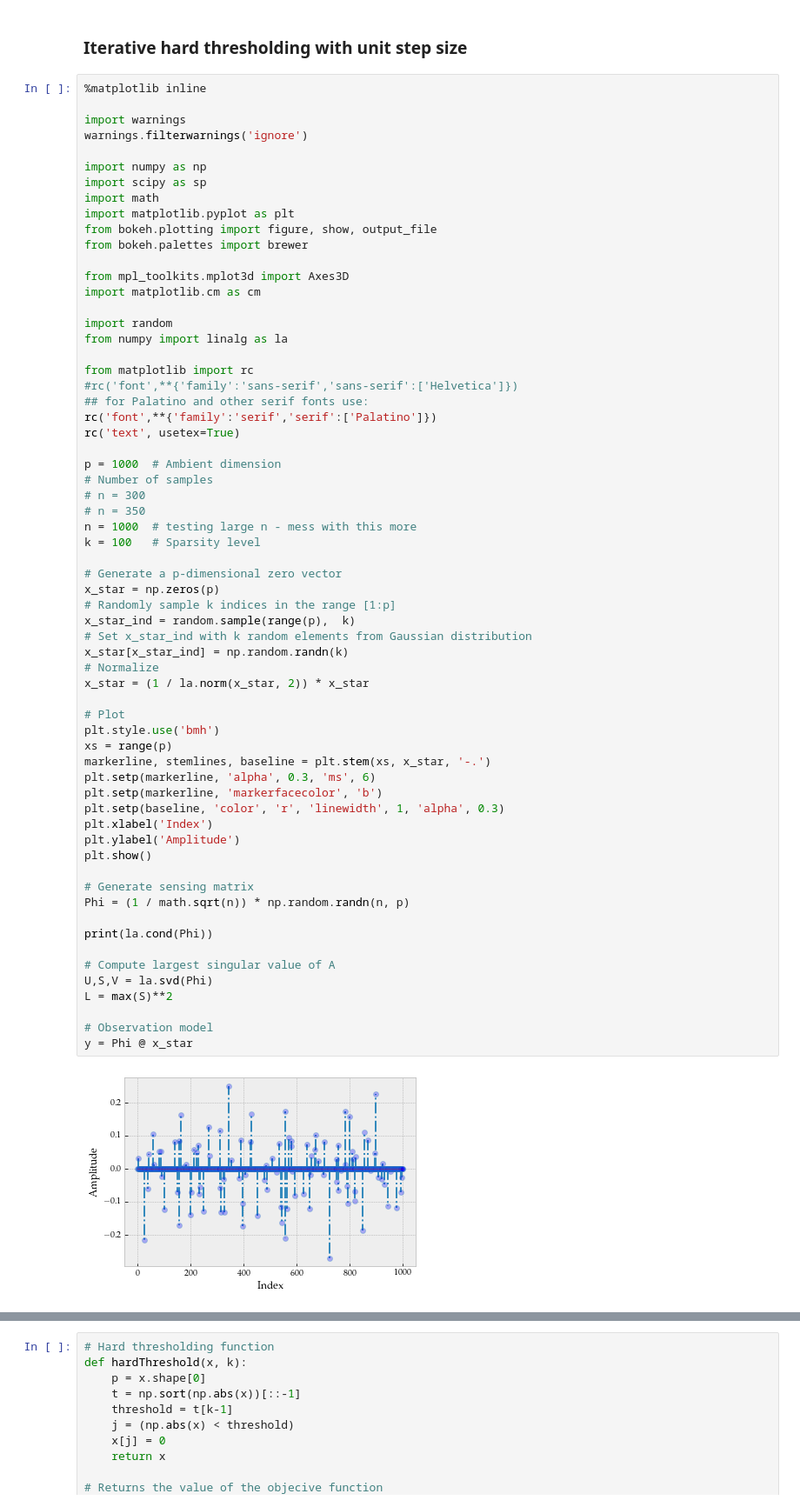
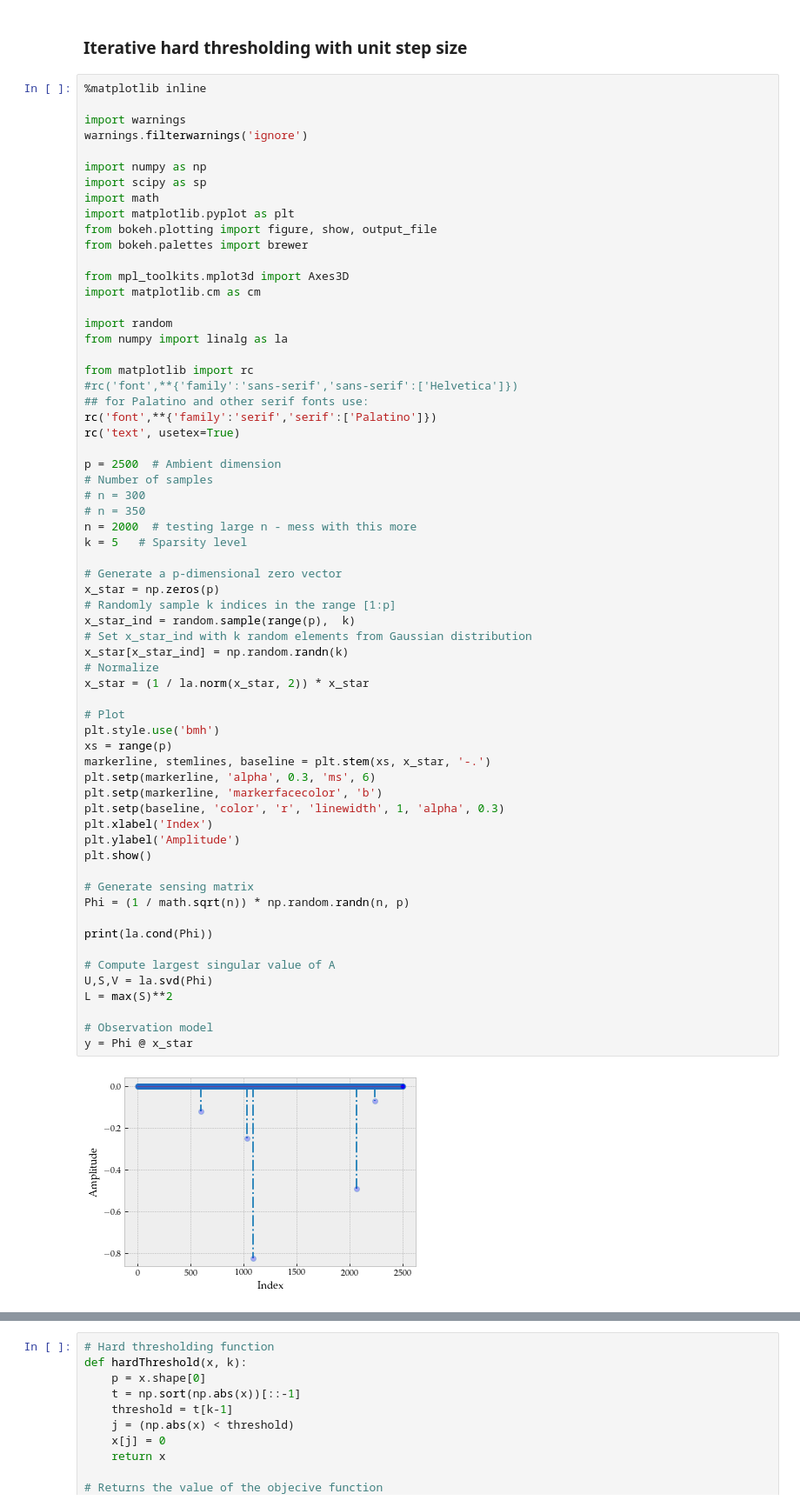
Before and after one commit to rithikjain1480/SparseHadamard, a Jupyter notebook: sparse_hadamard.ipynb, the cells around one changed output, grey strips where cells are left out. Shown at 87% size. Drawn from its saved outputs; the diff is of its cells as text.

```diff
--- a/sparse_hadamard.ipynb
+++ b/sparse_hadamard.ipynb
@@ -25,43 +25,43 @@ from matplotlib import rc
 rc('font',**{'family':'serif','serif':['Palatino']})
 rc('text', usetex=True)
 
-p = 1000  # Ambient dimension
+p = 2500  # Ambient dimension
 # Number of samples
 # n = 300
 # n = 350
-n = 1000  # testing large n - mess with this more
-k = 100   # Sparsity level
+n = 2000  # testing large n - mess with this more
+k = 5   # Sparsity level
 
 # Generate a p-dimensional zero vector
 x_star = np.zeros(p)
 # Randomly sample k indices in the range [1:p]
 x_star_ind = random.sample(range(p),  k)
 # Set x_star_ind with k random elements from Gaussian distribution
 x_star[x_star_ind] = np.random.randn(k)
 # Normalize
 x_star = (1 / la.norm(x_star, 2)) * x_star
 
 # Plot
 plt.style.use('bmh')
 xs = range(p)
 markerline, stemlines, baseline = plt.stem(xs, x_star, '-.')
 plt.setp(markerline, 'alpha', 0.3, 'ms', 6)
 plt.setp(markerline, 'markerfacecolor', 'b')
 plt.setp(baseline, 'color', 'r', 'linewidth', 1, 'alpha', 0.3)
 plt.xlabel('Index')
 plt.ylabel('Amplitude')
 plt.show()
 
 # Generate sensing matrix
 Phi = (1 / math.sqrt(n)) * np.random.randn(n, p)
 
 print(la.cond(Phi))
 
 # Compute largest singular value of A
 U,S,V = la.svd(Phi)
 L = max(S)**2
 
 # Observation model
 y = Phi @ x_star
 # %% [output]
-[figure, old version]
+[figure, new version]
```
Also changed, not shown: parts of 5 cells of this notebook.
